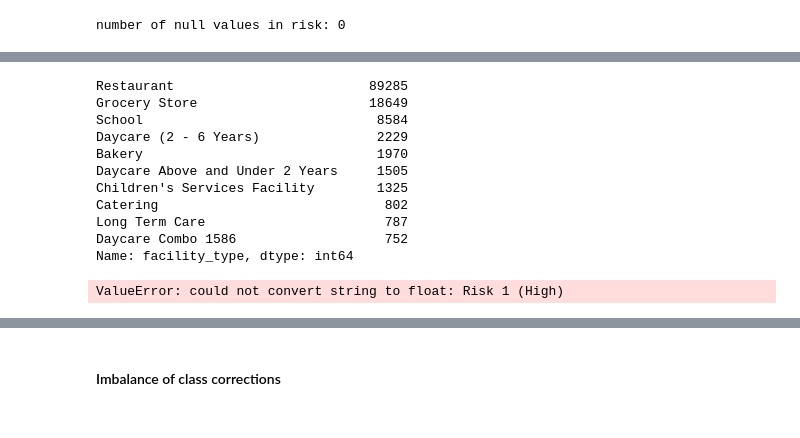
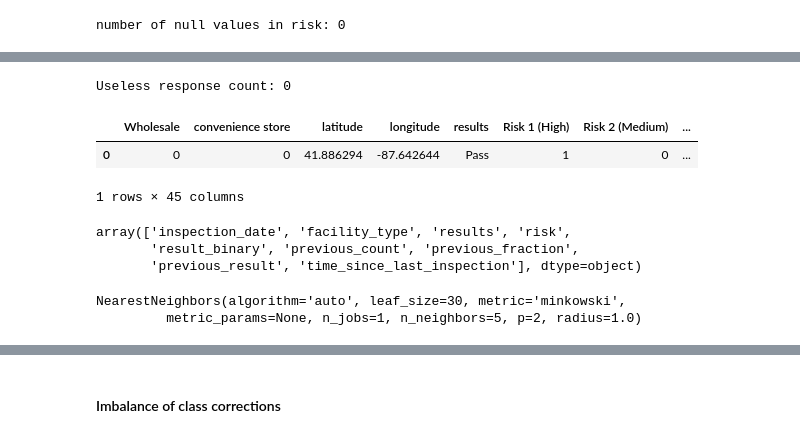
Before and after one commit to Fggw/downloader, a Jupyter notebook: ChicagoFoodInspection_CS109a_Final.ipynb, the cells around one changed output, grey strips where cells are left out. Drawn from its saved outputs; the diff is of its cells as text; code cells hidden in the pictures.

```diff
--- a/ChicagoFoodInspection_CS109a_Final.ipynb
+++ b/ChicagoFoodInspection_CS109a_Final.ipynb
@@ -659,37 +657,31 @@ data_sub.facility_type.value_counts()
-# %%
-# have to encode the data first... but facility_type is annoying to do...
-print data_sub.facility_type.value_counts()[0:10]
-
-take_types = data_sub.facility_type.value_counts()[0:50].index.values
-
-# why don't we just take the first fifty for now
-for i, row in data_sub[['facility_type']].iterrows():
-    if row.values not in take_types:
-        data_sub.loc[i, 'facility_type'] = 'Other'
-    else:
-        continue
-# %% [output]
-Restaurant                         89285
-Grocery Store                      18649
-School                              8584
-Daycare (2 - 6 Years)               2229
-Bakery                              1970
-Daycare Above and Under 2 Years     1505
-Children's Services Facility        1325
-Catering                             802
-Long Term Care                       787
-Daycare Combo 1586                   752
-Name: facility_type, dtype: int64
+# %%
+# check response
+print 'Useless response count:', sum((data_sub.results != 'Pass') & (data_sub.results != 'Pass w/ Conditions') & (data_sub.results != 'Fail'))
+indices = (data_sub.results == 'Pass') | (data_sub.results == 'Pass w/ Conditions') | (data_sub.results == 'Fail')
+data_sub = data_sub[indices]
+# %% [output]
+Useless response count: 0
+# %%
+# risk
+indices = (data_sub.risk == 'Risk 1 (High)') | (data_sub.risk == 'Risk 2 (Medium)') | (data_sub.risk == 'Risk 3 (Low)')
+data_sub = data_sub[indices]
 # %%
 # have to these encode first
 data_sub_encoded = pd.DataFrame({})
 for column in data_sub.columns:
-    if (data_sub[column].unique().shape[0] < 8) or data_sub[column].dtype == np.dtype('object'):
+#     if (data_sub[column].unique().shape[0] < 8) or data_sub[column].dtype == np.dtype('object'):
+    if (data_sub[column].dtype == np.dtype('object')) & (column not in ['results']):
         encoding = pd.get_dummies(data_sub[column])
         data_sub_encoded = pd.concat([data_sub_encoded, encoding], axis = 1)
     else:
 #         data_sub_encoded = pd.concat([data_sub_encoded, data_sub[[column]].astype(float)], axis = 1)
         data_sub_encoded = pd.concat([data_sub_encoded, data_sub[[column]]], axis = 1)
+# %%
+data_sub_encoded.iloc[0:1, 50:]
+# %% [output]
+|  | Wholesale | convenience store | latitude | longitude | results | Risk 1 (High) | Risk 2 (Medium) | ... |
+| 0 | 0 | 0 | 41.886294 | -87.642644 | Pass | 1 | 0 | ... |
+1 rows × 45 columns
 # %%
 # train data are observations that are complete
 # test data (which we wish to impute) are observations that are incomplete
@@ -697,0 +693,6 @@ test = data_sub_encoded[data_sub_encoded.isnull().any(axis = 1).values]
+# %%
+data_sub.isnull().any(axis = 0)[data_sub.isnull().any(axis = 0) == False].index.values
+# %% [output]
+array(['inspection_date', 'facility_type', 'results', 'risk',
+       'result_binary', 'previous_count', 'previous_fraction',
+       'previous_result', 'time_since_last_inspection'], dtype=object)
@@ -698,5 +704,6 @@ test = data_sub_encoded[data_sub_encoded.isnull().any(axis = 1).values]
 # %%
 knn = NearestNeighbors(n_neighbors = 5)
-knn.fit(train)
+knn.fit(x_train[impute_cols])
 # %% [output]
-ValueError: could not convert string to float: Risk 1 (High)
+NearestNeighbors(algorithm='auto', leaf_size=30, metric='minkowski',
+         metric_params=None, n_jobs=1, n_neighbors=5, p=2, radius=1.0)
```
Also changed, not shown: parts of 14 cells of this notebook.
